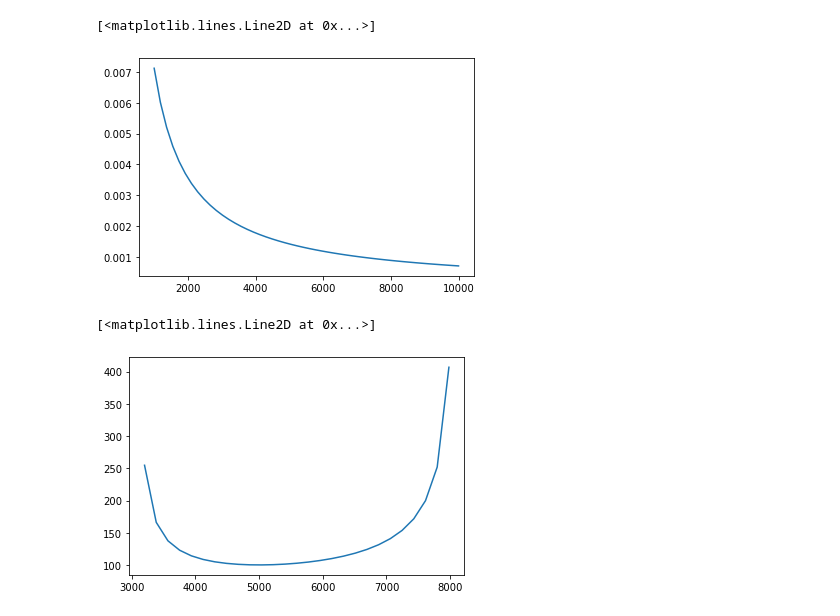
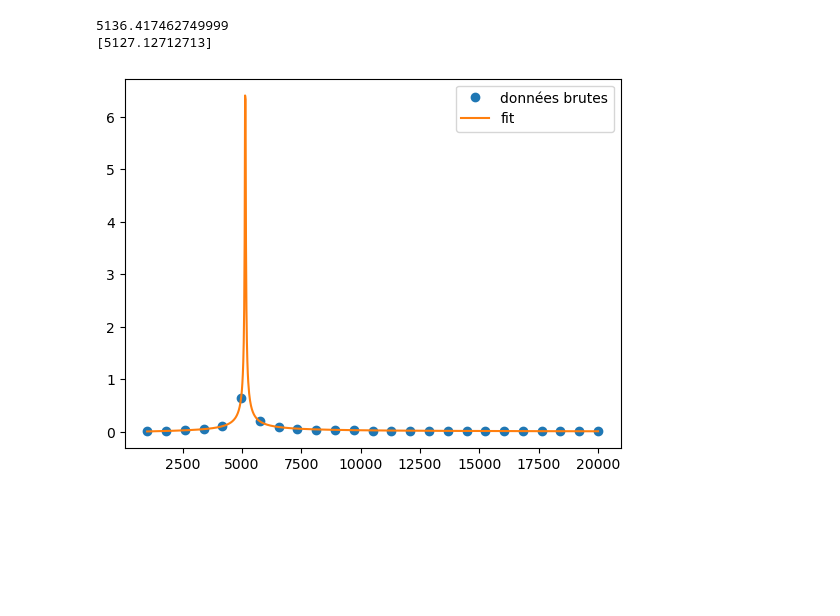
Before and after one commit to delavayan/Experiance-4-Phys-exp, a Jupyter notebook: TP RLC - Camille & Klara.ipynb, the cells around one changed output. Saved outputs shown, nothing was run; the diff lists cells and outputs as text; code cells hidden in the pictures; blank space fills up the shorter version.

```diff
--- a/TP RLC - Camille & Klara.ipynb
+++ b/TP RLC - Camille & Klara.ipynb
@@ -63,12 +16,0 @@ plt.plot(freq, amp)
-# %%
-def model(w, w0, Rp, Q):
-    R = 47*10**3
-    return abs(Rp/R+Rp)/np.sqrt((1+Q**2*(w/w0 - w0/w)**2))
-
-freq_np = freq.to_numpy()
-amp_np = amp.to_numpy()
-amp_np=10**(amp_np/10)
-plt.plot(freq_np, amp_np)
-
-p0 = (5000,(47*10**3/(1-0.12)),0.001)
-popt, pcov = curve_fit(model, freq_np, amp_np)
@@ -77,10 +17,26 @@ popt, pcov = curve_fit(model, freq_np, amp_np)
-# %%
-plt.plot(freq_np, model(freq_np, *popt))
-# %% [output]
-[<matplotlib.lines.Line2D at 0x...>]
-[figure, removed]
-# %%
-plt.plot(freq, model(freq_np, 5000, 100,1))
-# %% [output]
-[<matplotlib.lines.Line2D at 0x...>]
-[figure, removed]
+# %%
+
+def model(w, w0, A, Q):
+    return A/np.sqrt((1+Q**2*(w/w0 - w0/w)**2))
+
+freq_np = freq.to_numpy()
+amp_np = amp.to_numpy()
+
+
+p0 = (5000, 0.6, 1000)
+
+popt, pcov = curve_fit(model, freq_np, amp_np, p0)
+omega0, A, Q = popt
+
+plt.plot(freq_np, amp_np, 'o', label ='données brutes')
+#plt.plot(freq_np, model(freq_np, *p0), label = "à l'oeil")
+freq_np = np.linspace(np.min(freq_np), np.max(freq_np), 1000)
+plt.plot(freq_np, model(freq_np, *popt), label = "fit")
+plt.legend()
+print(omega0)
+mask = model(freq_np, *popt) == np.max(model(freq_np, *popt))
+print(freq_np[mask])
+# %% [output]
+5136.417462749999
+[5127.12712713]
+[figure, added]
```
Also changed, not shown: parts of 17 cells of this notebook, 1 other file.
